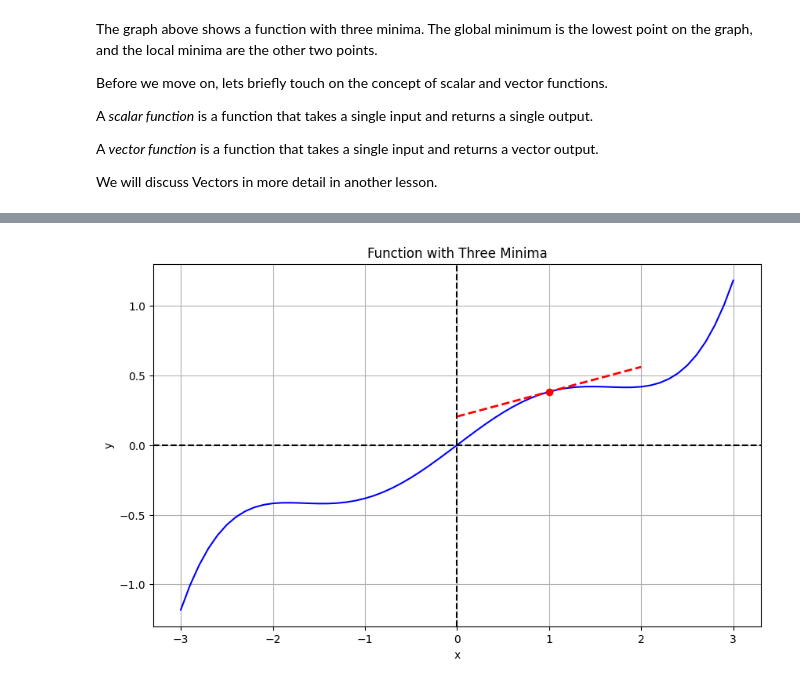
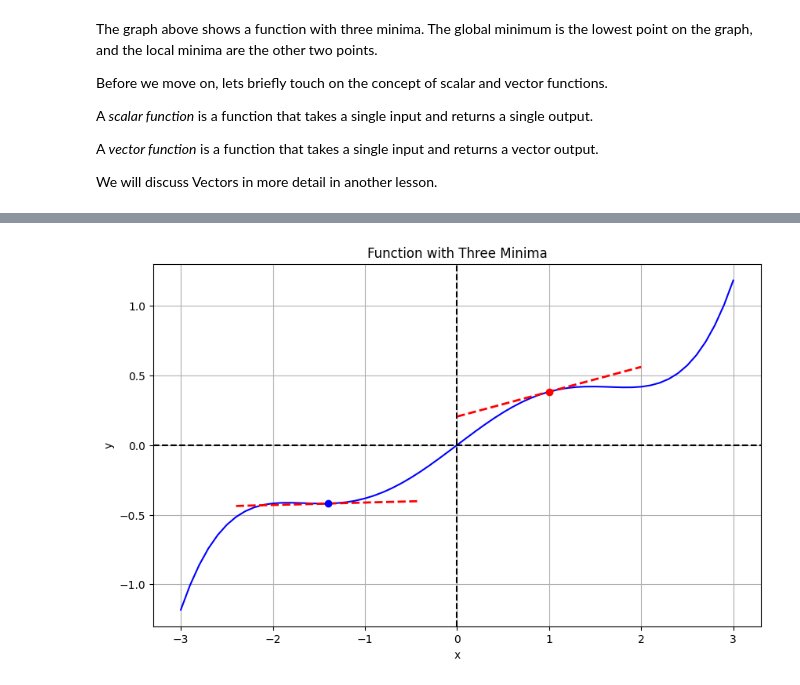
Before and after one commit to prashantnayak-edu/zero-to-ai, a Jupyter notebook: notes/func-der-grad.ipynb, the cells around one changed output, grey strips where cells are left out. Drawn from its saved outputs; the diff is of its cells as text; code cells hidden in the pictures.

```diff
--- a/notes/func-der-grad.ipynb
+++ b/notes/func-der-grad.ipynb
@@ -196,32 +146,40 @@ $$
 # %%
 def custom_function(x):
     return 0.2 * (x**3) - 1.5 * x + 2 * np.sin(x)
 
 x = np.arange(-3, 3.1, 0.1)  # Range from -3 to 3 with steps of 0.1
 y = custom_function(x)
 
 plt.figure(figsize=(10, 6))
 plt.plot(x, y, 'b-')
 plt.title('Function with Three Minima')
 plt.xlabel('x')
 plt.ylabel('y')
 plt.grid(True)
 plt.axhline(y=0, color='k', linestyle='--')
 plt.axvline(x=0, color='k', linestyle='--')
 
 # Function to plot tangent line
 def plot_tangent(x0, y0, slope, color='r'):
     x_tangent = np.array([x0 - 1, x0 + 1])
     y_tangent = slope * (x_tangent - x0) + y0
     plt.plot(x_tangent, y_tangent, color, linestyle='--', linewidth=2)
 
-# show the tangent lines at x = -3.0
+# show the tangent lines at x = 1.0
 x1 = 1.0
 h = 0.01
 y1 = custom_function(x1)
 slope = (custom_function(x1+h) - custom_function(x1))/h
 plot_tangent(x1, y1, slope)
 plt.plot(x1, y1, 'ro')  # Add a red dot at the tangent point
+
+# show the tangent lines at x = -1.4
+x2 = -1.4
+h = 0.01
+y2 = custom_function(x2)
+slope = (custom_function(x2+h) - custom_function(x2))/h
+plot_tangent(x2, y2, slope)
+plt.plot(x2, y2, 'bo')  # Add a blue dot at the tangent point
 plt.show()
 # %% [output]
-[figure, old version]
+[figure, new version]
```
Also changed, not shown: parts of 5 cells of this notebook.
